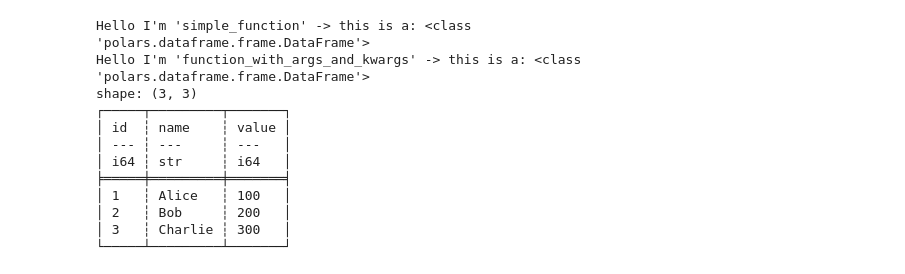
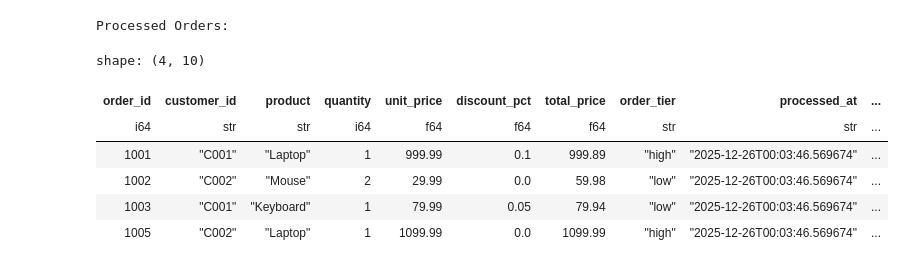
Before and after one commit to nielsen-oss/nebula, a Jupyter notebook: example_notebooks/01_flat_pipeline.ipynb, the cells around one changed output. Drawn from its saved outputs; the diff is of its cells as text; code cells hidden in the pictures.

```diff
--- a/example_notebooks/01_flat_pipeline.ipynb
+++ b/example_notebooks/01_flat_pipeline.ipynb
@@ -22,0 +26,15 @@ from nebula.transformers import (
+# %%
+orders_df = pl.DataFrame({
+    "order_id": [1001, 1002, 1003, 1004, 1005, 1006, 1007, 1008],
+    "cust_id": ["C001", "C002", "C001", "C003", "C002", "C004", "C001", "C005"],
+    "product": ["Laptop", "Mouse", "Keyboard", "Monitor", "Laptop", "Mouse", "Headphones", "Laptop"],
+    "qty": [1, 2, 1, 1, 1, 5, 2, 1],
+    "unit_price": [999.99, 29.99, 79.99, 299.99, 1099.99, 24.99, 149.99, 899.99],
+    "discount_pct": [0.1, 0.0, 0.05, 0.15, 0.0, 0.2, None, 0.1],  # Some missing discounts
+    "status": ["completed", "completed", "completed", "pending", "completed", "cancelled", "completed", "pending"],
+    "_internal_flag": ["X", "X", "X", "X", "X", "X", "X", "X"],  # Internal column to remove
+    "temp_notes": [None, None, "gift wrap", None, "express", None, None, "express"],  # Temporary column
+})
+
+print("Raw Orders Data:")
+orders_df
@@ -136,5 +189,7 @@ shape: (3, 4)
 # %%
-# Run the pipeline
-df_output = pipe.run(df_input, show_params=True)
-print(df_output)
+# Run the pipeline (showing the parameters)
+processed_orders = order_processing_pipeline.run(orders_df, show_params=True)
+
+print("Processed Orders:")
+processed_orders
 # %% [output]
@@ -155,12 +213,8 @@ print(df_output)
-Hello I'm 'simple_function' -> this is a: <class 'polars.dataframe.frame.DataFrame'>
-Hello I'm 'function_with_args_and_kwargs' -> this is a: <class 'polars.dataframe.frame.DataFrame'>
-shape: (3, 3)
-┌─────┬─────────┬───────┐
-│ id  ┆ name    ┆ value │
-│ --- ┆ ---     ┆ ---   │
-│ i64 ┆ str     ┆ i64   │
-╞═════╪═════════╪═══════╡
-│ 1   ┆ Alice   ┆ 100   │
-│ 2   ┆ Bob     ┆ 200   │
-│ 3   ┆ Charlie ┆ 300   │
-└─────┴─────────┴───────┘
+Processed Orders:
+shape: (4, 10)
+| order_id | customer_id | product | quantity | unit_price | discount_pct | total_price | order_tier | processed_at | ... |
+| i64 | str | str | i64 | f64 | f64 | f64 | str | str | ... |
+| 1001 | "C001" | "Laptop" | 1 | 999.99 | 0.1 | 999.89 | "high" | "2025-12-26T00:03:46.569674" | ... |
+| 1002 | "C002" | "Mouse" | 2 | 29.99 | 0.0 | 59.98 | "low" | "2025-12-26T00:03:46.569674" | ... |
+| 1003 | "C001" | "Keyboard" | 1 | 79.99 | 0.05 | 79.94 | "low" | "2025-12-26T00:03:46.569674" | ... |
+| 1005 | "C002" | "Laptop" | 1 | 1099.99 | 0.0 | 1099.99 | "high" | "2025-12-26T00:03:46.569674" | ... |
```
Also changed, not shown: parts of 32 cells of this notebook, 16 other files.
